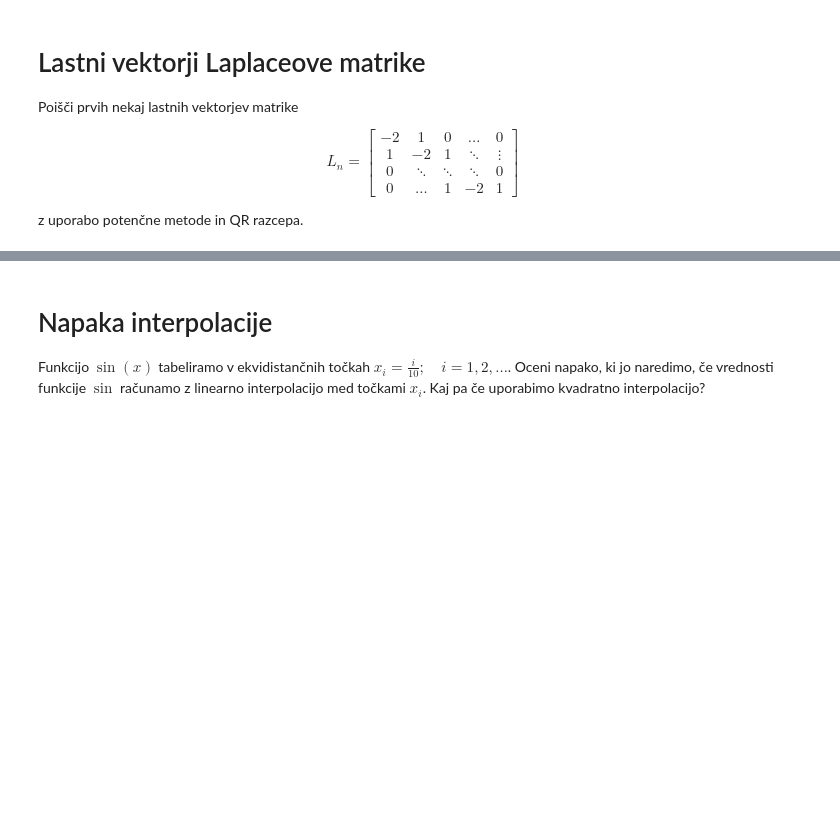
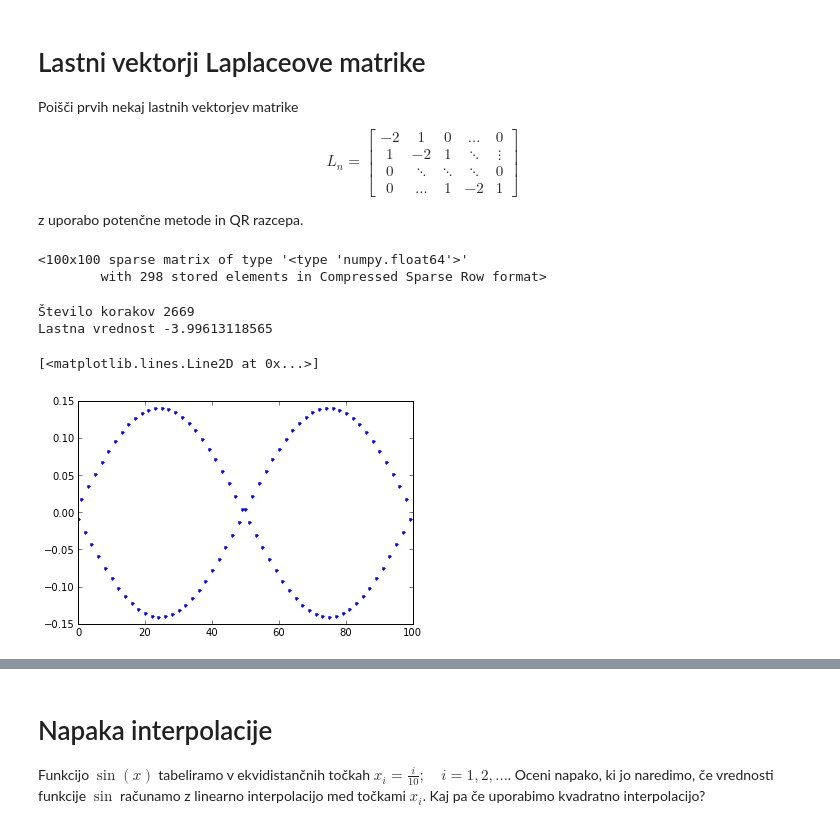
Before and after one commit to mrcinv/nummat, a Jupyter notebook: vaja5.ipynb, the cells around one changed output, grey strips where cells are left out. Drawn from its saved outputs; the diff is of its cells as text; code cells hidden in the pictures; blank space fills up the shorter version.

```diff
--- a/vaja5.ipynb
+++ b/vaja5.ipynb
@@ -10,3 +10,35 @@ $$L_n=\begin{bmatrix}
 \end{bmatrix}$$
 
 z uporabo potenčne metode in QR razcepa.
+# %%
+from scipy.sparse import csr_matrix, spdiags
+n = 100
+diags =[ones(100,),-2*ones(100,),ones(100,)]
+idx = [-1,0,1]
+L = spdiags(diags,idx,100,100,format="csr")
+L
+# %% [output]
+<100x100 sparse matrix of type '<type 'numpy.float64'>'
+        with 298 stored elements in Compressed Sparse Row format>
+# %%
+# potenčna metoda
+x = ones((100,))
+xp = x.copy()
+napaka = 1
+tol = 1e-5
+k = 0
+while napaka > tol:
+    x = L.dot(xp)
+    l = x.dot(xp) # lastna vrednost
+    napaka = norm(x - l*xp) # ||Lxp -lambda*xp||
+    x = x/norm(x) # približek normiramo
+    xp = x.copy()
+    k=k+1
+print "Število korakov", k
+print "Lastna vrednost", l
+plot(x,'.')
+# %% [output]
+Število korakov 2669
+Lastna vrednost -3.99613118565
+[<matplotlib.lines.Line2D at 0x...>]
+[figure, added]
```
Also changed, not shown: parts of 8 cells of this notebook.
